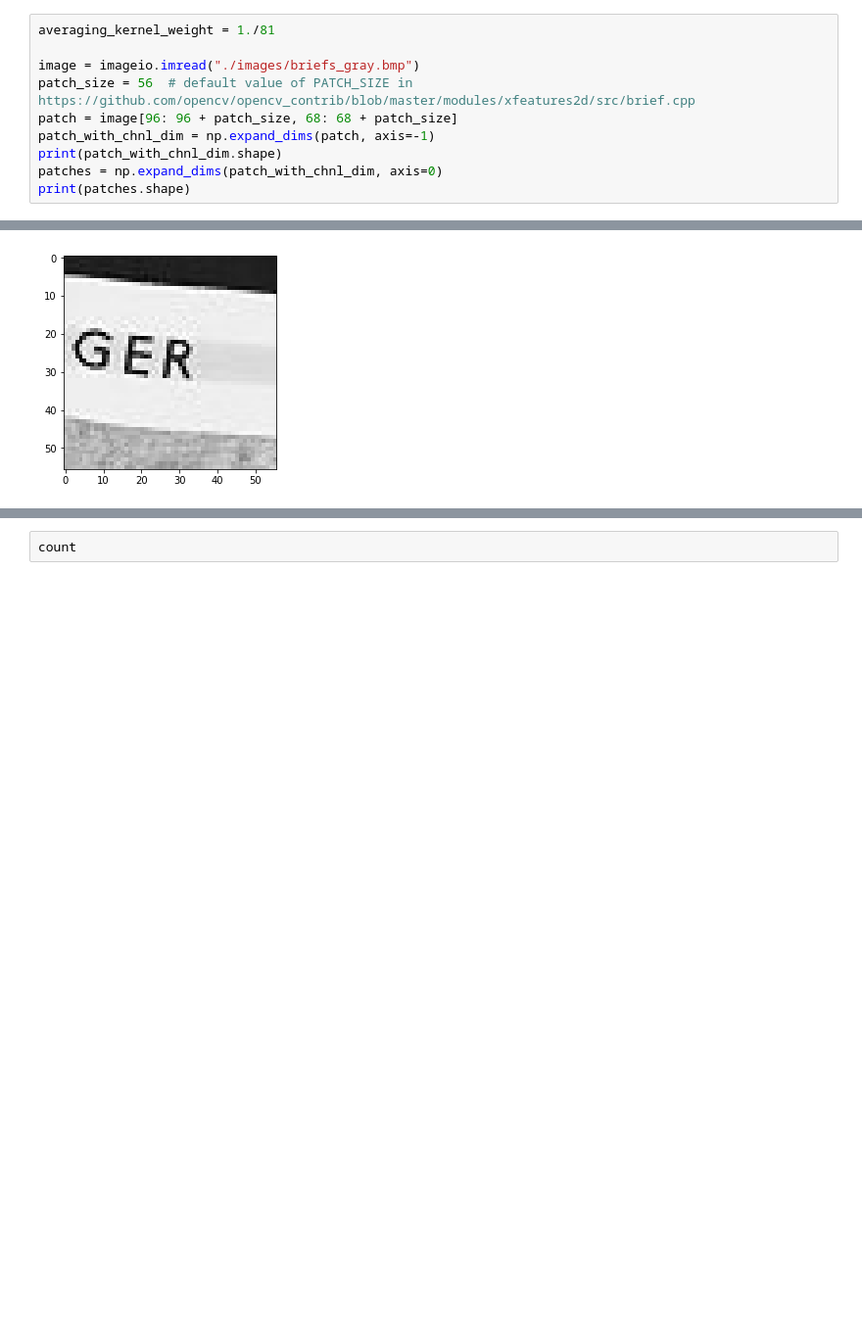
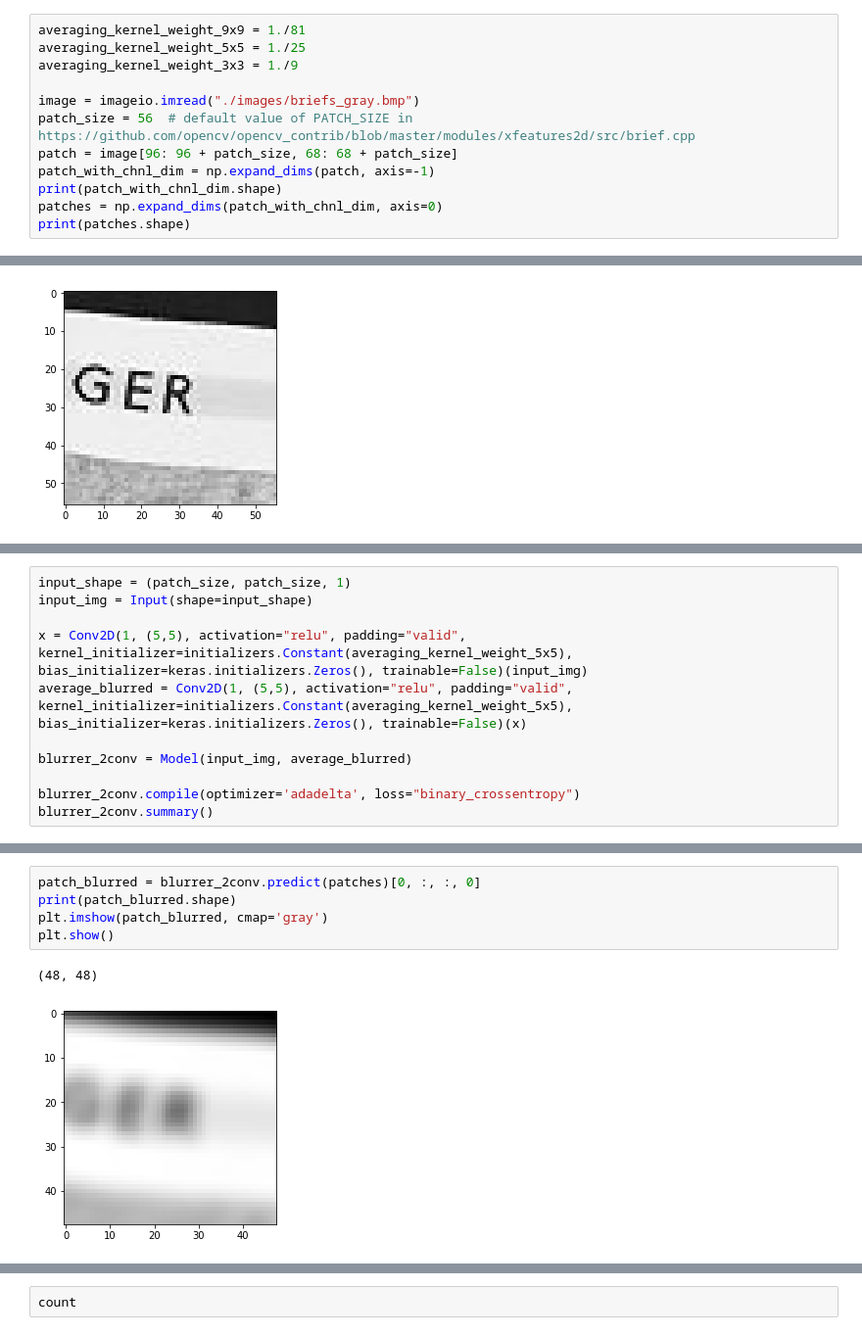
Before and after one commit to nimpy/learned-brief, a Jupyter notebook: My_BRIEF_implementation.ipynb, the cells around one changed output, grey strips where cells are left out. Shown at 98% size. Drawn from its saved outputs; the diff is of its cells as text; blank space fills up the shorter version.

Commit message:
Compare 1 9x9 averaging conv. with 2 5x5 and 4 3x3 avg. convs

```diff
--- a/My_BRIEF_implementation.ipynb
+++ b/My_BRIEF_implementation.ipynb
@@ -19,7 +19,9 @@ import imageio
 Using Theano backend.
 WARNING (theano.configdefaults): install mkl with `conda install mkl-service`: No module named 'mkl'
 # %%
-averaging_kernel_weight = 1./81
+averaging_kernel_weight_9x9 = 1./81
+averaging_kernel_weight_5x5 = 1./25
+averaging_kernel_weight_3x3 = 1./9
 
 image = imageio.imread("./images/briefs_gray.bmp")
 patch_size = 56  # default value of PATCH_SIZE in https://github.com/opencv/opencv_contrib/blob/master/modules/xfeatures2d/src/brief.cpp
@@ -58,3 +60,14 @@ Total params: 82
 Trainable params: 0
 Non-trainable params: 82
 _________________________________________________________________
+# %%
+input_shape = (patch_size, patch_size, 1)
+input_img = Input(shape=input_shape)
+
+x = Conv2D(1, (5,5), activation="relu", padding="valid", kernel_initializer=initializers.Constant(averaging_kernel_weight_5x5), bias_initializer=keras.initializers.Zeros(), trainable=False)(input_img)
+average_blurred = Conv2D(1, (5,5), activation="relu", padding="valid", kernel_initializer=initializers.Constant(averaging_kernel_weight_5x5), bias_initializer=keras.initializers.Zeros(), trainable=False)(x)
+
+blurrer_2conv = Model(input_img, average_blurred)
+
+blurrer_2conv.compile(optimizer='adadelta', loss="binary_crossentropy")
+blurrer_2conv.summary()
@@ -60,0 +127,8 @@ _________________________________________________________________
+# %%
+patch_blurred = blurrer_2conv.predict(patches)[0, :, :, 0]
+print(patch_blurred.shape)
+plt.imshow(patch_blurred, cmap='gray')
+plt.show()
+# %% [output]
+(48, 48)
+[figure, added]
```
Also changed, not shown: parts of 17 cells of this notebook, 1 other file.
